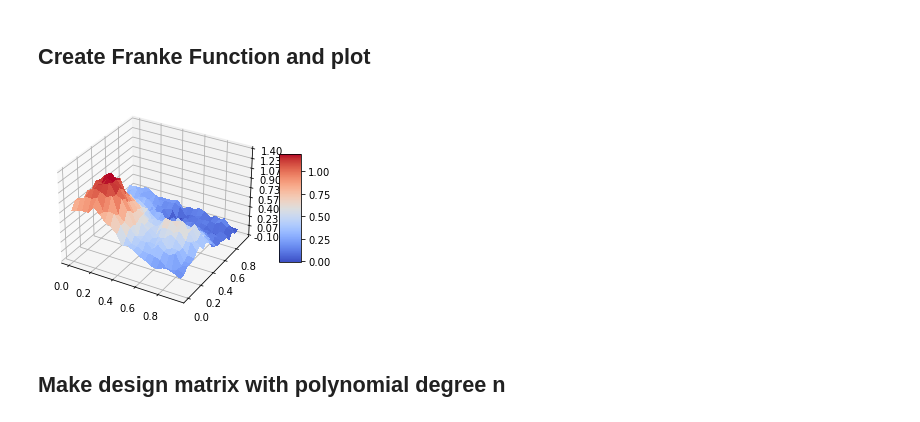
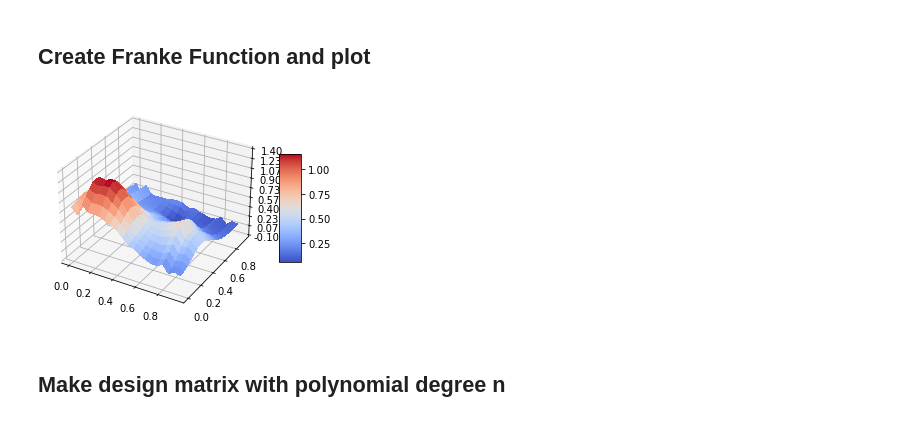
Before and after one commit to jornmarh/fys-stk4155, a Jupyter notebook: weekly-excercises/week35/exercise-2-ad.ipynb, the cells around one changed output. Cells and saved outputs as stored; diff of their text form; code cells hidden in the pictures.

```diff
--- a/weekly-excercises/week35/exercise-2-ad.ipynb
+++ b/weekly-excercises/week35/exercise-2-ad.ipynb
@@ -19,36 +19,35 @@ ax = fig.gca(projection='3d')
 # Make data.
 x = np.arange(0, 1, 0.05)
 y = np.arange(0, 1, 0.05)
 x, y = np.meshgrid(x,y)
 
 
 def FrankeFunction(x,y):
     term1 = 0.75*np.exp(-(0.25*(9*x-2)**2) - 0.25*((9*y-2)**2))
     term2 = 0.75*np.exp(-((9*x+1)**2)/49.0 - 0.1*(9*y+1))
     term3 = 0.5*np.exp(-(9*x-7)**2/4.0 - 0.25*((9*y-3)**2))
     term4 = -0.2*np.exp(-(9*x-4)**2 - (9*y-7)**2)
-    noise = np.random.normal(0, 0.05, len(x)*len(x))
-    noise = noise.reshape(len(x),len(x))
+    noise = 0.05*np.random.randn(len(x))
     return term1 + term2 + term3 + term4 + noise
 
 
 z = FrankeFunction(x, y)
 
 # Plot the surface.
 surf = ax.plot_surface(x, y, z, cmap=cm.coolwarm,
                        linewidth=0, antialiased=False)
 
 # Customize the z axis.
 ax.set_zlim(-0.10, 1.40)
 ax.zaxis.set_major_locator(LinearLocator(10))
 ax.zaxis.set_major_formatter(FormatStrFormatter('%.02f'))
 
 # Add a color bar which maps values to colors.
 fig.colorbar(surf, shrink=0.5, aspect=5)
 
 plt.show()
 # %% [output]
-[figure, old version]
+[figure, new version]
 # %% [markdown]
 ## Make design matrix with polynomial degree n
 # %%
```
Also changed, not shown: parts of 1 cell of this notebook, 2 other files.
